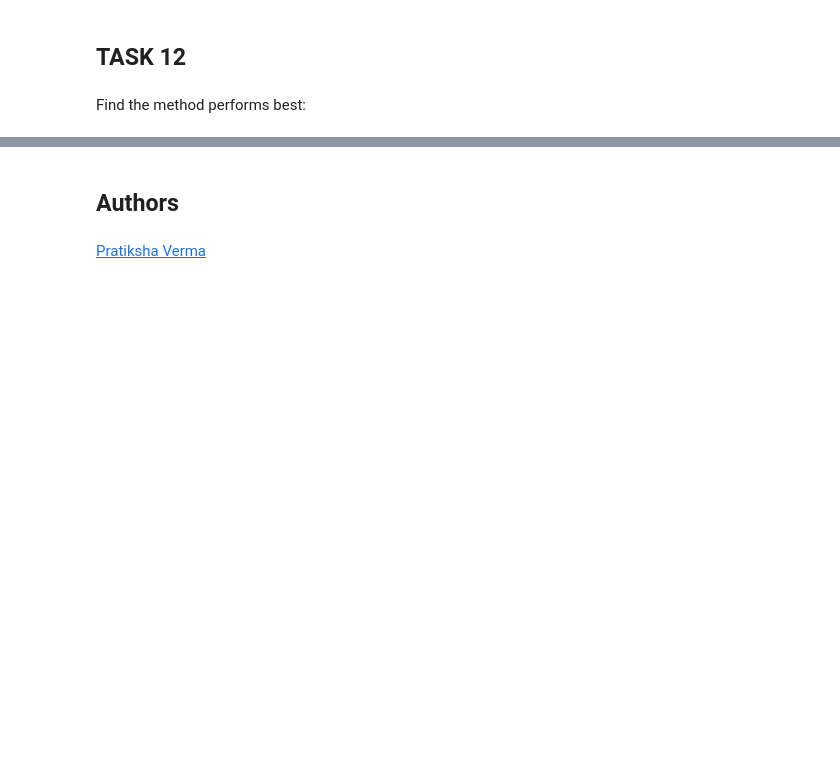
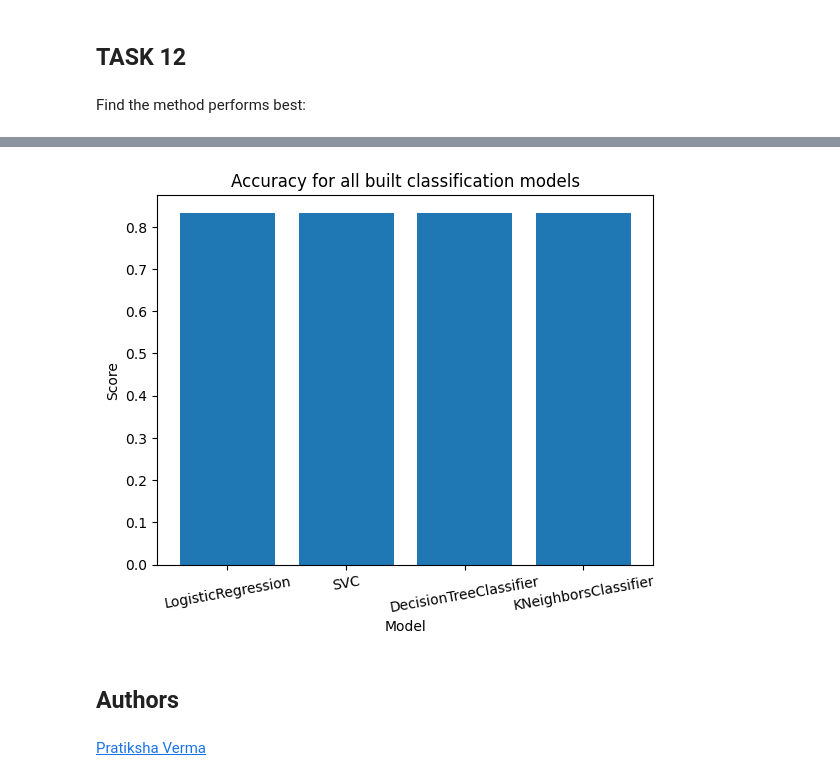
Before and after one commit to NovaSuisui/SpaceY, a Jupyter notebook: 8_SpaceX_Machine_Learning_Prediction_Part_5.jupyterlite.ipynb, the cells around one changed output, grey strips where cells are left out. Cells and saved outputs as stored; diff of their text form; code cells hidden in the pictures; blank space fills up the shorter version.

Commit message:
add bar chart

```diff
--- a/8_SpaceX_Machine_Learning_Prediction_Part_5.jupyterlite.ipynb
+++ b/8_SpaceX_Machine_Learning_Prediction_Part_5.jupyterlite.ipynb
@@ -382,4 +382,14 @@ Report.set_index('Model')
 | KNeighborsClassifier | 0.833333 |
+# %%
+plt.bar(Report['Model'], Report['Score'])
+
+plt.xlabel("Model")
+plt.xticks(rotation=10)
+plt.ylabel("Score")
+plt.title("Accuracy for all built classification models")
+plt.show()
+# %% [output]
+[figure, added]
 # %% [markdown]
 ## Authors
 # %% [markdown]
```
Also changed, not shown: parts of 5 cells of this notebook.
